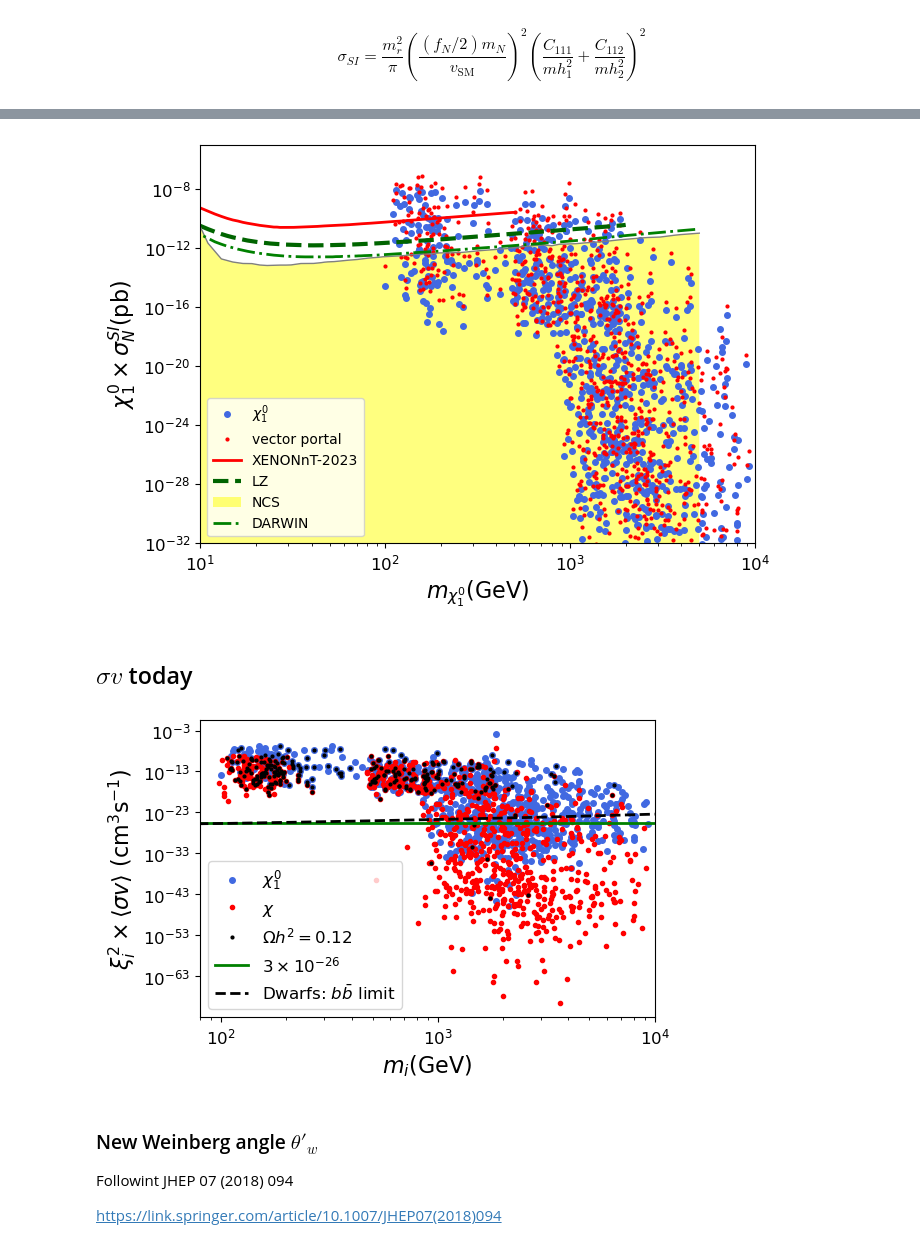
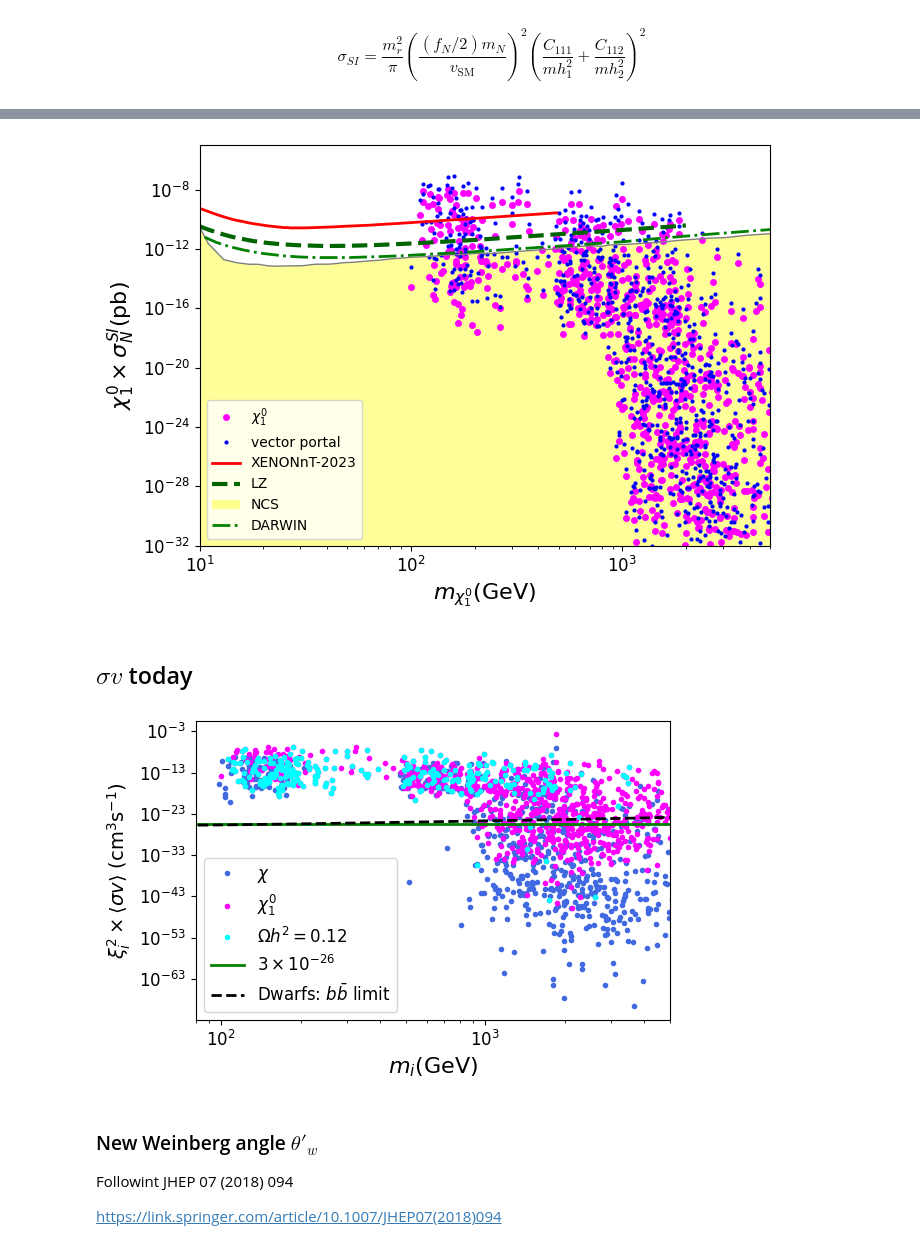
Before and after one commit to davidsuarezr/MDEO, a Jupyter notebook: random-scan-v3.ipynb, the cells around one changed output, grey strips where cells are left out. Drawn from its saved outputs; the diff is of its cells as text; code cells hidden in the pictures.

```diff
--- a/random-scan-v3.ipynb
+++ b/random-scan-v3.ipynb
@@ -532,7 +562,7 @@ Image("SI-mass-basis.png", width=150)
 #Parameters
 fN = 0.25
 #SARAH
-v = 246.
+v = 246.2
 #nucleon mass in GeV (proton)
 MNp = 938.27*1.e-3
 #939.5 (neutron mass)
@@ -610,8 +640,8 @@ plt.show()
 # %%
 plt.figure(figsize=(7,5))
 
-plt.loglog(xd.mXi_1, (xd.Omega2/Omega)*xd.SIN2, color='royalblue', marker='o',ms=4,linestyle='', label=r'$\chi^0_1$')
-plt.loglog(xd.mXi_1, (xd.Omega2/Omega)*(xd.SIZp_Xi+xd.SIZ_Xi), color='red', marker='.',ms=4,linestyle='', label=r'vector portal')
+plt.loglog(xd.mXi_1, (xd.Omega2/Omega)*xd.SIN2, color='magenta', marker='o',ms=4,linestyle='', label=r'$\chi^0_1$')
+plt.loglog(xd.mXi_1, (xd.Omega2/Omega)*(xd.SIZp_Xi+xd.SIZ_Xi), color='blue', marker='.',ms=4,linestyle='', label=r'vector portal')
 #plt.loglog(xd.mXi_1, (xd.Omega2/Omega)*xd.SIscalar_xi, color='cyan', marker='.',ms=2,linestyle='', label=r'Scalar')
 
 #plt.loglog(xDM.mXi_1, (xDM.Omega2/Omega)*xDM.SIN2, color='black', marker='.',ms=1,linestyle='', label=r'$\Omega h^2=0.12$')
@@ -632,7 +662,7 @@ for i in range(0,len(n)):
     m = NCS(n[i])
     back.append(m)
 back=np.asarray(back)
-plt.fill_between(n,1.e-38,back,facecolor='yellow',alpha=0.5,label='NCS')
+plt.fill_between(n,1.e-38,back,facecolor='yellow',alpha=0.4,label='NCS')
 
 # DARWIN SI
 n=np.arange(6,5000)
@@ -641,42 +671,42 @@ plt.loglog(n,DARSI(n)*1e+36,color='green',linestyle='-.',lw=2,label='DARWIN')
 plt.xlabel(r'$m_{\chi_1^0}$(GeV)',size=16)
 plt.ylabel(r'$\chi_1^0\times\sigma_N^{SI}$(pb)',size=16)
 plt.legend(prop={'size':10},loc='best')
-plt.xlim(1e1,1e4)
+plt.xlim(1e1,5e3)
 plt.ylim(1e-32,1e-5)
 
 plt.tight_layout()
 #plt.savefig('plots/SI-xi.pdf')
 plt.show()
 # %% [output]
-[figure, old version]
+[figure, new version]
 # %% [markdown]
 ## $\sigma v$ today
 # %%
 plt.figure(figsize=(6,4))
 
-plt.loglog(xd.mXi_1, (xd.Omega1/Omega)**2*xd.sv, color='royalblue', marker='o',ms=4,linestyle='',label='$\chi_1^0$')
-plt.loglog(xd.mChi, (xd.Omega2/Omega)**2*xd.sv, color='red', marker='o',ms=3,linestyle='',label='$\chi$')
+plt.loglog(xd.mChi, (xd.Omega2/Omega)**2*xd.sv, color='royalblue', marker='o',ms=3,linestyle='',label='$\chi$')
+plt.loglog(xd.mXi_1, (xd.Omega1/Omega)**2*xd.sv, color='magenta', marker='o',ms=3,linestyle='',label='$\chi_1^0$')
 
-plt.loglog(xDM.mXi_1, (xDM.Omega1/Omega)**2*xDM.sv, color='black', marker='o',ms=2,linestyle='',label='$\Omega h^2=0.12$')
-plt.loglog(xDM.mChi, (xDM.Omega2/Omega)**2*xDM.sv, color='black', marker='o',ms=2,linestyle='',label='')
+plt.loglog(xDM.mXi_1, (xDM.Omega1/Omega)**2*xDM.sv, color='cyan', marker='o',ms=3,linestyle='',label='$\Omega h^2=0.12$')
+plt.loglog(xDM.mChi, (xDM.Omega2/Omega)**2*xDM.sv, color='cyan', marker='o',ms=3,linestyle='',label='')
 
 #plt.hlines(3e-26,1,1e4,'r',lw=3,label=r'$3\times 10^{-26}$')
 ##Plot xx-->> bb --> tt
 m=np.linspace(10,1e4,100)
 plt.plot(m,sigmav_bb_fit(m)*0+3e-26,'g',lw=2,label=r'$3\times 10^{-26}$')
 plt.semilogy(m,sigmav_bb_fit(m),'k--',lw=2,label=r'Dwarfs: $b\bar{b}$ limit')
 #plt.semilogy(m,sigmav_ww_fit(m),'g-',lw=4,label=r'Dwarfs: $WW$ limit')
 
 plt.xlabel(r'$m_i$(GeV)',size=16)
-plt.ylabel(r'$\xi_i^2\times\langle\sigma v\rangle $ $($cm$^{3} $s$^{-1})$',size=16)
+plt.ylabel(r'$\xi_i^2\times\langle\sigma v\rangle $ $($cm$^{3} $s$^{-1})$',size=14)
 plt.legend(prop={'size':12},loc='best')
-plt.xlim(8e1,1e4)
+plt.xlim(8e1,5e3)
 
 plt.tight_layout()
 #plt.savefig('plots/sv.pdf')
 plt.show()
 # %% [output]
-[figure, old version]
+[figure, new version]
 # %% [markdown]
 ### New Weinberg angle $\theta'_w$
 
```
Also changed, not shown: parts of 33 cells of this notebook, 4 other files.
